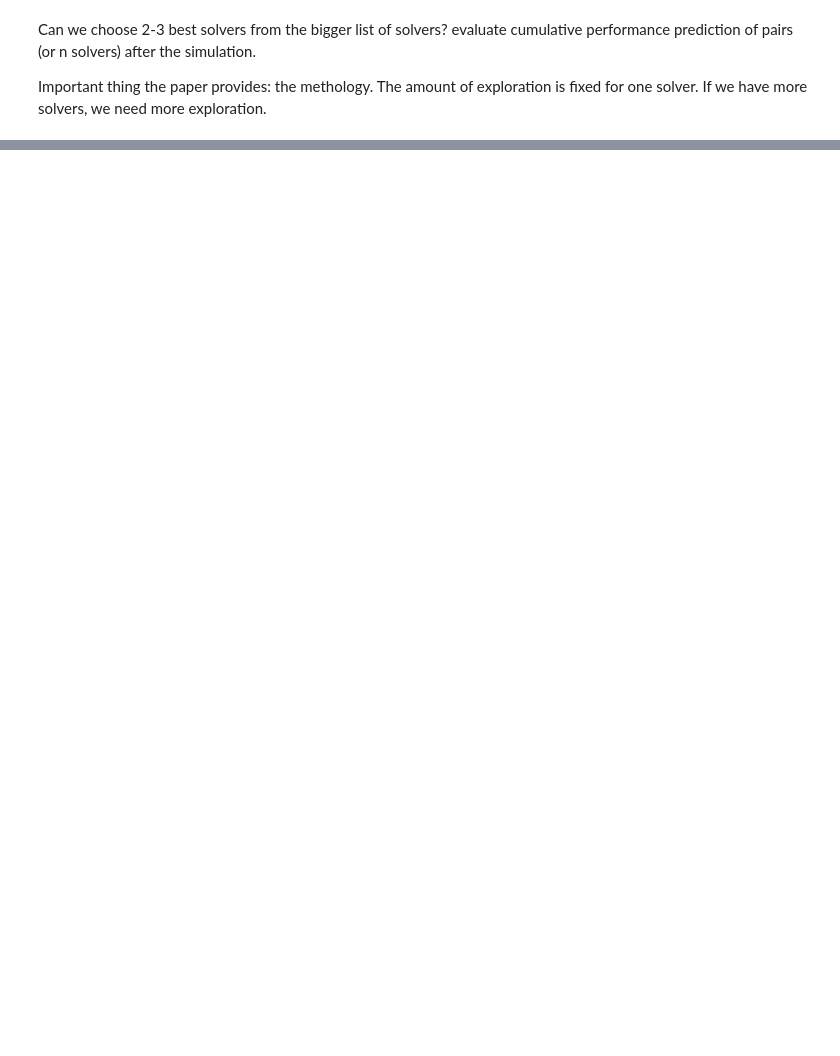
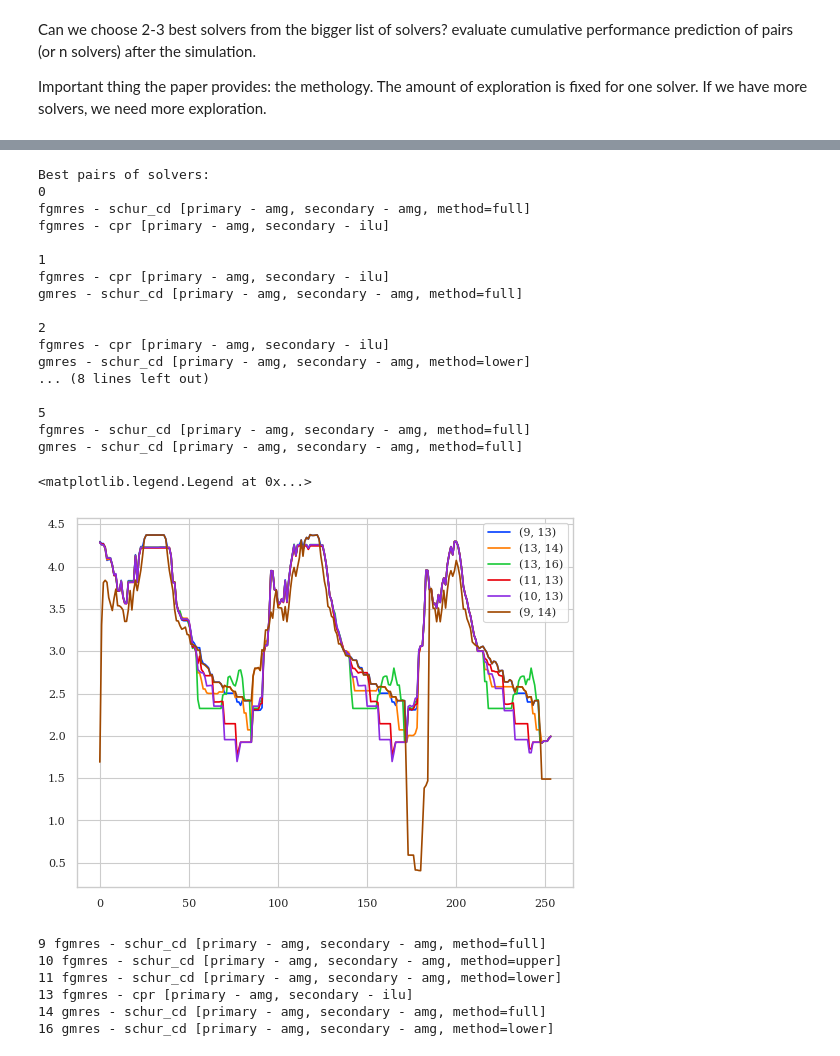
Before and after one commit to Yuriyzabegaev/solver_selector, a Jupyter notebook: examples/4/results_4_thermal.ipynb, the cells around one changed output, grey strips where cells are left out. Saved outputs shown, nothing was run; the diff lists cells and outputs as text; code cells hidden in the pictures; blank space fills up the shorter version.

```diff
--- a/examples/4/results_4_thermal.ipynb
+++ b/examples/4/results_4_thermal.ipynb
@@ -287,0 +379,35 @@ Warm start using data:
+# %%
+comb_total = {comb: sum(score) for comb, score in combinations_scores.items()}
+n_best = sorted(comb_total, key=comb_total.get, reverse=True)[:6]
+
+print("Best pairs of solvers:")
+for i, comb in enumerate(n_best):
+    plt.plot(combinations_scores[comb], label=comb)
+
+    print(i)
+    for id in comb:
+        default = all_solvers[id].use_defaults()
+        conf = solver_space.config_from_decision(decision=default, optimized_only=True)
+        print(solver_space.format_config(conf))
+    print()
+plt.legend()
+# %% [output]
+Best pairs of solvers:
+0
+fgmres - schur_cd [primary - amg, secondary - amg, method=full]
+fgmres - cpr [primary - amg, secondary - ilu]
+
+1
+fgmres - cpr [primary - amg, secondary - ilu]
+gmres - schur_cd [primary - amg, secondary - amg, method=full]
+
+2
+fgmres - cpr [primary - amg, secondary - ilu]
+gmres - schur_cd [primary - amg, secondary - amg, method=lower]
+... (8 lines left out)
+
+5
+fgmres - schur_cd [primary - amg, secondary - amg, method=full]
+gmres - schur_cd [primary - amg, secondary - amg, method=full]
+<matplotlib.legend.Legend at 0x...>
+[figure, added]
@@ -287,0 +417,12 @@ Warm start using data:
+# %%
+for i, sol in best_solvers.items():
+    default = sol.use_defaults()
+    conf = solver_space.config_from_decision(decision=default, optimized_only=True)
+    print(i, solver_space.format_config(conf))
+# %% [output]
+9 fgmres - schur_cd [primary - amg, secondary - amg, method=full]
+10 fgmres - schur_cd [primary - amg, secondary - amg, method=upper]
+11 fgmres - schur_cd [primary - amg, secondary - amg, method=lower]
+13 fgmres - cpr [primary - amg, secondary - ilu]
+14 gmres - schur_cd [primary - amg, secondary - amg, method=full]
+16 gmres - schur_cd [primary - amg, secondary - amg, method=lower]
```
Also changed, not shown: parts of 6 cells of this notebook, 12 other files.
